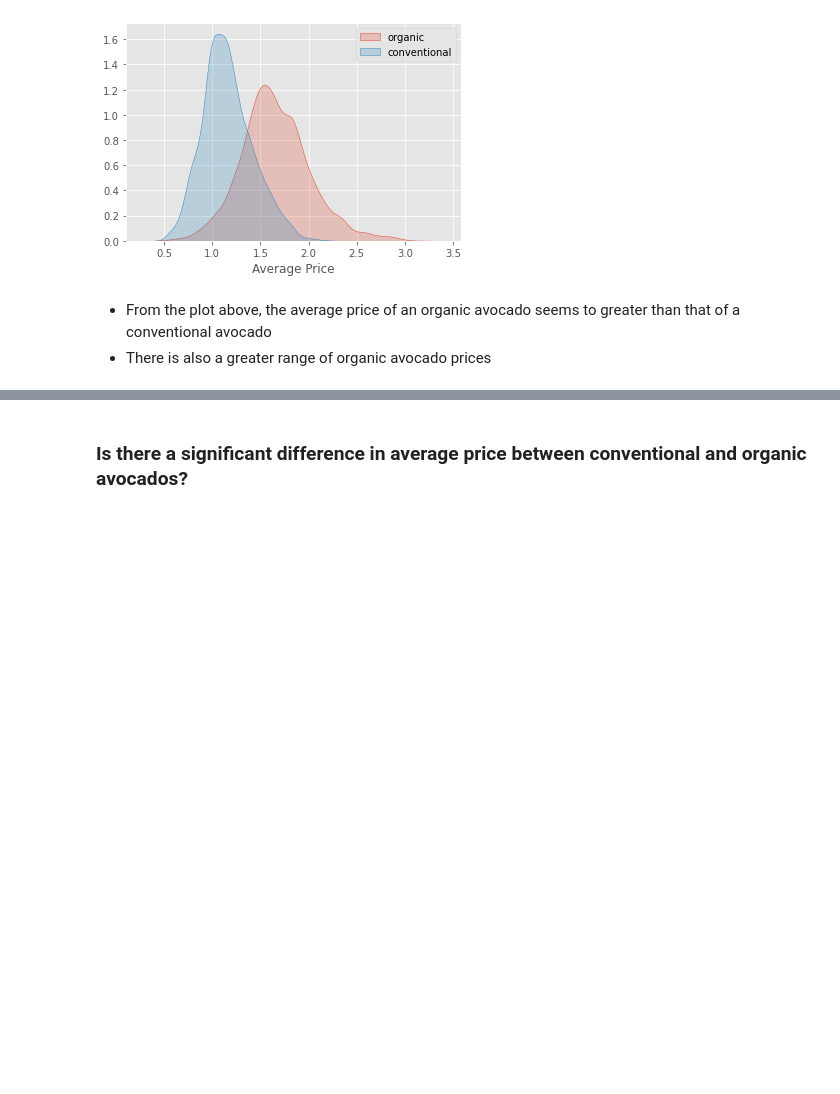
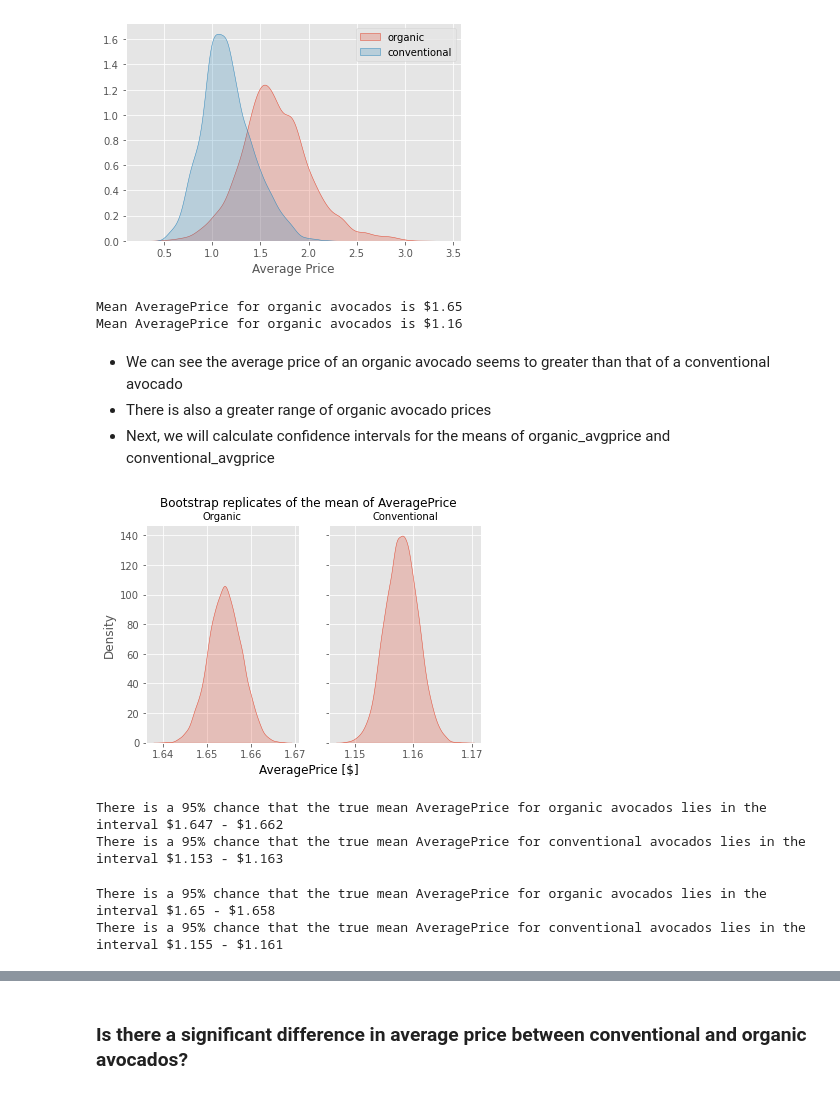
Before and after one commit to dannycmd/avocados, a Jupyter notebook: avocados.ipynb, the cells around one changed output, grey strips where cells are left out. Saved outputs shown, nothing was run; the diff lists cells and outputs as text; code cells hidden in the pictures; blank space fills up the shorter version.

Commit message:
Calculate confidence intervals of means

```diff
--- a/avocados.ipynb
+++ b/avocados.ipynb
@@ -160,6 +160,50 @@ plt.legend()
 plt.show()
 # %% [output]
 [figure]
+# %%
+print(f"Mean AveragePrice for organic avocados is ${np.mean(organic_avgprice):.3}")
+print(f"Mean AveragePrice for organic avocados is ${np.mean(conventional_avgprice):.3}")
+# %% [output]
+Mean AveragePrice for organic avocados is $1.65
+Mean AveragePrice for organic avocados is $1.16
 # %% [markdown]
-+ From the plot above, the average price of an organic avocado seems to greater than that of a conventional avocado
++ We can see the average price of an organic avocado seems to greater than that of a conventional avocado
 + There is also a greater range of organic avocado prices
++ Next, we will calculate confidence intervals for the means of organic_avgprice and conventional_avgprice
+# %%
+def replicate_means(data, amount=10000):
+    """Takes an array and generates the specified amount of bootstrapped samples of the array, appending the means of these
+       bootstrapped samples to a list. Returns this list of bootstrap replicate means.
+    """
+    means = []
+
+    for i in range(amount):
+        bootstrap_sample = np.random.choice(data, len(data))
+        means.append(np.mean(bootstrap_sample))
+
+    return np.array(means)
+# %%
+# Generate the bootsrap replicate means and show the distribution of these means
+organic_bootstrap_means, conventional_bootstrap_means = replicate_means(organic_avgprice), replicate_means(conventional_avgprice)
+
+fig, ax = plt.subplots(1, 2, sharey=True)
+fig.suptitle("Bootstrap replicates of the mean of AveragePrice", fontsize=12)
+fig.supxlabel("AveragePrice [$]")
+
+ax[0].set_title("Organic", fontsize=10)
+sns.kdeplot(ax=ax[0], data=organic_bootstrap_means, fill=True)
+
+ax[1].set_title("Conventional", fontsize=10)
+sns.kdeplot(ax=ax[1], data=conventional_bootstrap_means, fill=True)
+
+plt.show()
+# %% [output]
+[figure, added]
+# %%
+# Calculate 95% confidence intervals from the distributions of the means
+organic_mean_cf, conventional_mean_cf = np.percentile(organic_bootstrap_means, [2.5, 97.5]), np.percentile(conventional_bootstrap_means, [2.5, 97.5])
+print(f"There is a 95% chance that the true mean AveragePrice for organic avocados lies in the interval ${organic_mean_cf[0]:.4} - ${organic_mean_cf[1]:.4}")
+print(f"There is a 95% chance that the true mean AveragePrice for conventional avocados lies in the interval ${conventional_mean_cf[0]:.4} - ${conventional_mean_cf[1]:.4}")
+# %% [output]
+There is a 95% chance that the true mean AveragePrice for organic avocados lies in the interval $1.647 - $1.662
+There is a 95% chance that the true mean AveragePrice for conventional avocados lies in the interval $1.153 - $1.163
@@ -165,0 +215,6 @@ plt.show()
+# %%
+print(f"There is a 95% chance that the true mean AveragePrice for organic avocados lies in the interval ${np.mean(organic_avgprice) - organic_stderror:.4} - ${np.mean(organic_avgprice) + organic_stderror:.4}")
+print(f"There is a 95% chance that the true mean AveragePrice for conventional avocados lies in the interval ${np.mean(conventional_avgprice) - conventional_stderror:.4} - ${np.mean(conventional_avgprice) + conventional_stderror:.4}")
+# %% [output]
+There is a 95% chance that the true mean AveragePrice for organic avocados lies in the interval $1.65 - $1.658
+There is a 95% chance that the true mean AveragePrice for conventional avocados lies in the interval $1.155 - $1.161
```
Also changed, not shown: parts of 18 cells of this notebook.
